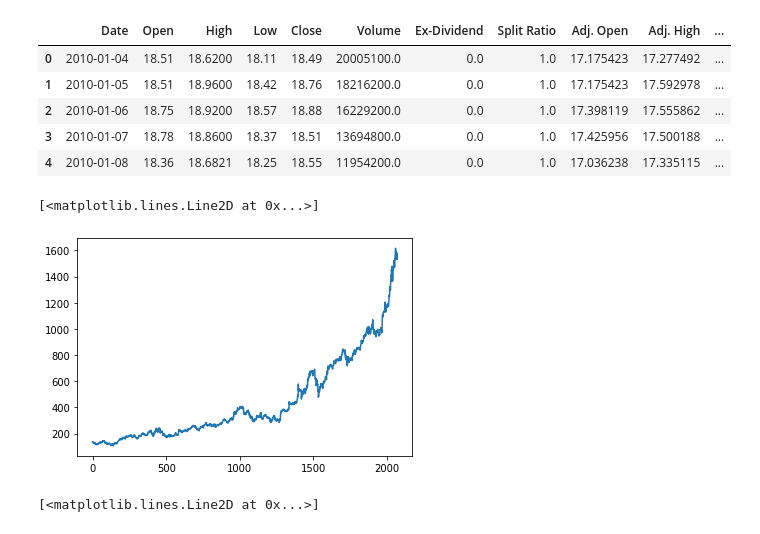
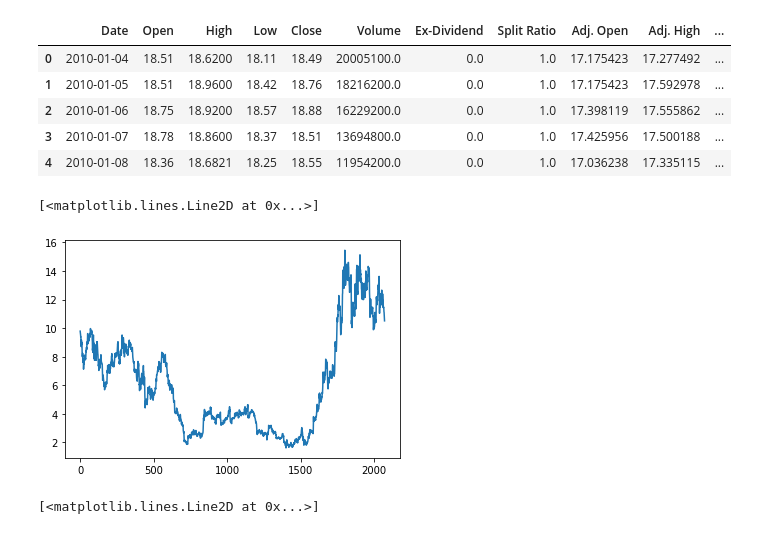
Before and after one commit to Jacoab/A2CTrader, a Jupyter notebook: data_exploration.ipynb, the cells around one changed output. Saved outputs shown, nothing was run; the diff lists cells and outputs as text; code cells hidden in the pictures.

```diff
--- a/data_exploration.ipynb
+++ b/data_exploration.ipynb
@@ -5,6 +5,12 @@ import pandas as pd
 # %%
 amazon = pd.read_csv('amazon')
 nvidia = pd.read_csv('nvidia')
+amd = pd.read_csv('amd')
 
-amazon.head()
+amazon_pre = amazon
+nvidia_pre = nvidia
+
+print(len(nvidia) == len(amd))
+
+#amazon.head()
 # %% [output]
@@ -24,10 +34,10 @@ nvidia.head()
 | 3 | 2010-01-07 | 18.78 | 18.8600 | 18.37 | 18.51 | 13694800.0 | 0.0 | 1.0 | 17.425956 | 17.500188 | ... |
 | 4 | 2010-01-08 | 18.36 | 18.6821 | 18.25 | 18.55 | 11954200.0 | 0.0 | 1.0 | 17.036238 | 17.335115 | ... |
 # %%
-plt.plot(range(0, len(amazon['Open'])), amazon['Open'])
+plt.plot(range(0, len(amd['Open'])), amd['Open'])
 # %% [output]
 [<matplotlib.lines.Line2D at 0x...>]
-[figure, old version]
+[figure, new version]
 # %%
 plt.plot(range(0, len(nvidia['Open'])), nvidia['Open'])
 # %% [output]
```
Also changed, not shown: parts of 14 cells of this notebook, 4 other files.
